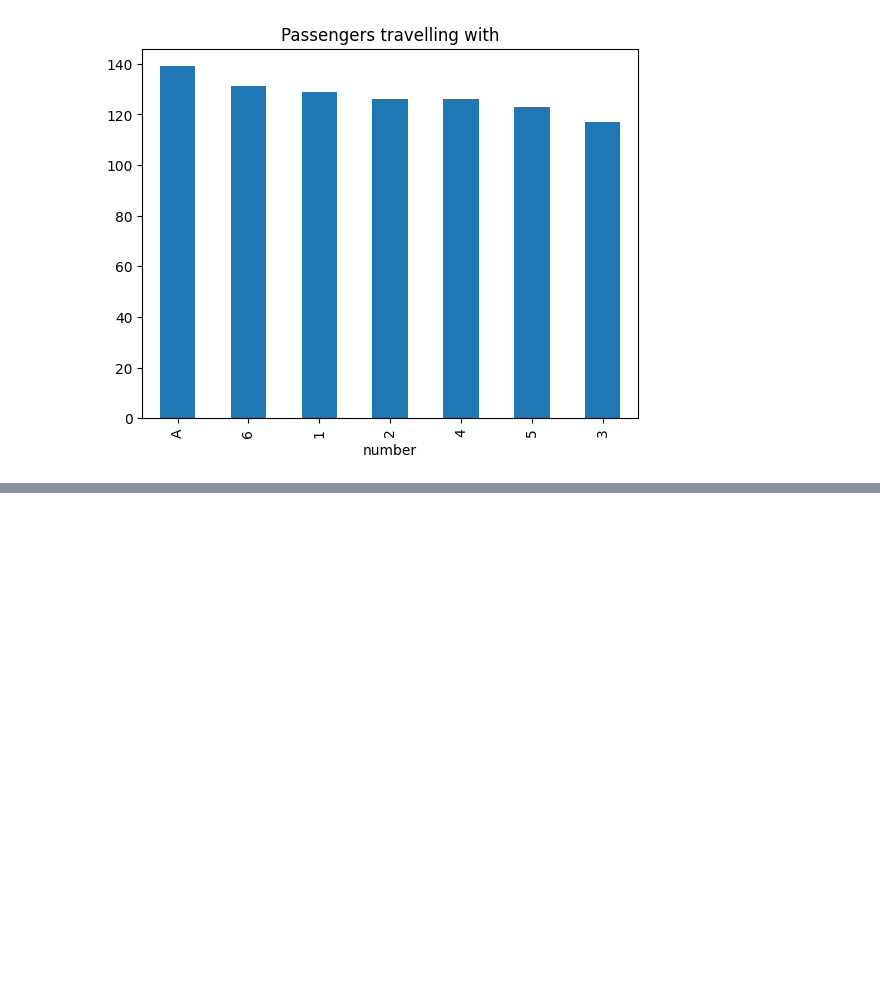
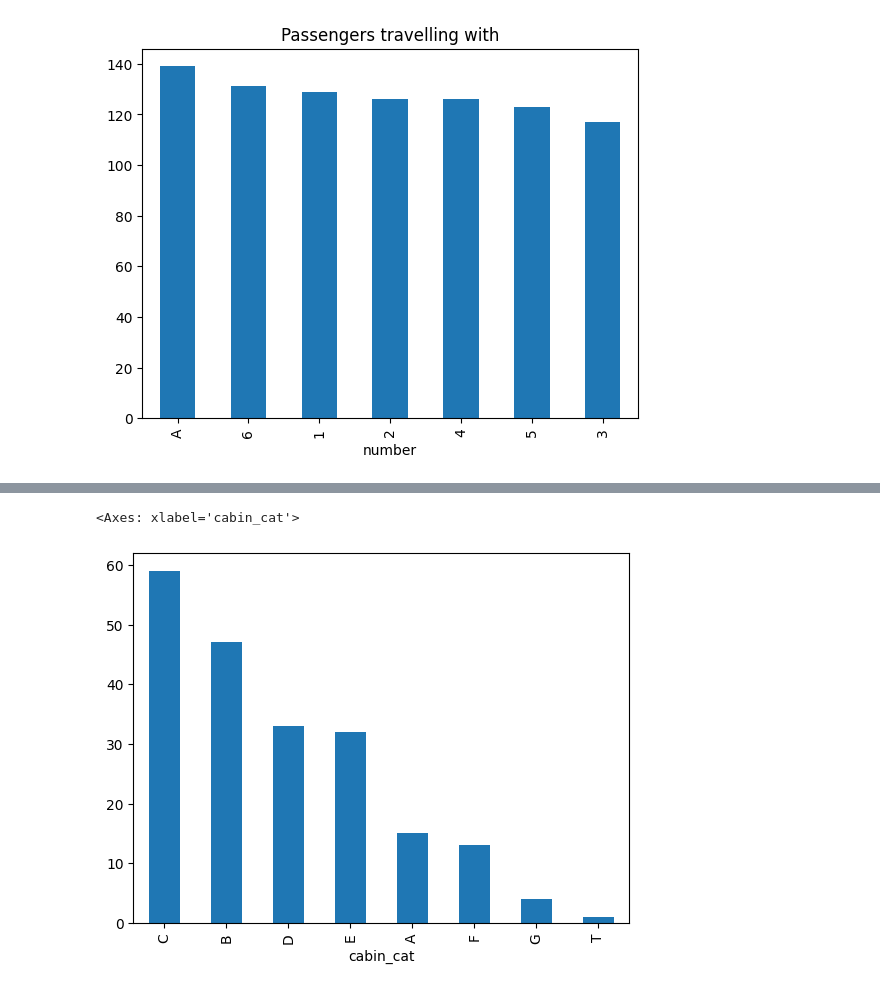
Before and after one commit to najnin26/Machine-Learning, a Jupyter notebook: Basic/handling-mixed-variables.ipynb, the cells around one changed output, grey strips where cells are left out. Cells and saved outputs as stored; diff of their text form; code cells hidden in the pictures; blank space fills up the shorter version.

```diff
--- a/Basic/handling-mixed-variables.ipynb
+++ b/Basic/handling-mixed-variables.ipynb
@@ -25,3 +25,8 @@ Text(0.5, 1.0, 'Passengers travelling with')
 # %%
 # extract numerical part
 df['number_numerical'] = pd.to_numeric(df["number"],errors='coerce',downcast='integer')
+# %%
+# extract categorical part
+df['number_categorical'] = np.where(df['number_numerical'].isnull(),df['number'],np.nan)
+
+df.head()
@@ -27,0 +81,5 @@ df['number_numerical'] = pd.to_numeric(df["number"],errors='coerce',downcast='in
+# %%
+df['cabin_num'] = df['Cabin'].str.extract('(\d+)') # captures numerical part
+df['cabin_cat'] = df['Cabin'].str[0] # captures the first letter
+
+df.head()
@@ -27,0 +93,5 @@ df['number_numerical'] = pd.to_numeric(df["number"],errors='coerce',downcast='in
+# %%
+df['cabin_cat'].value_counts().plot(kind='bar')
+# %% [output]
+<Axes: xlabel='cabin_cat'>
+[figure, added]
```
Also changed, not shown: parts of 4 cells of this notebook.
